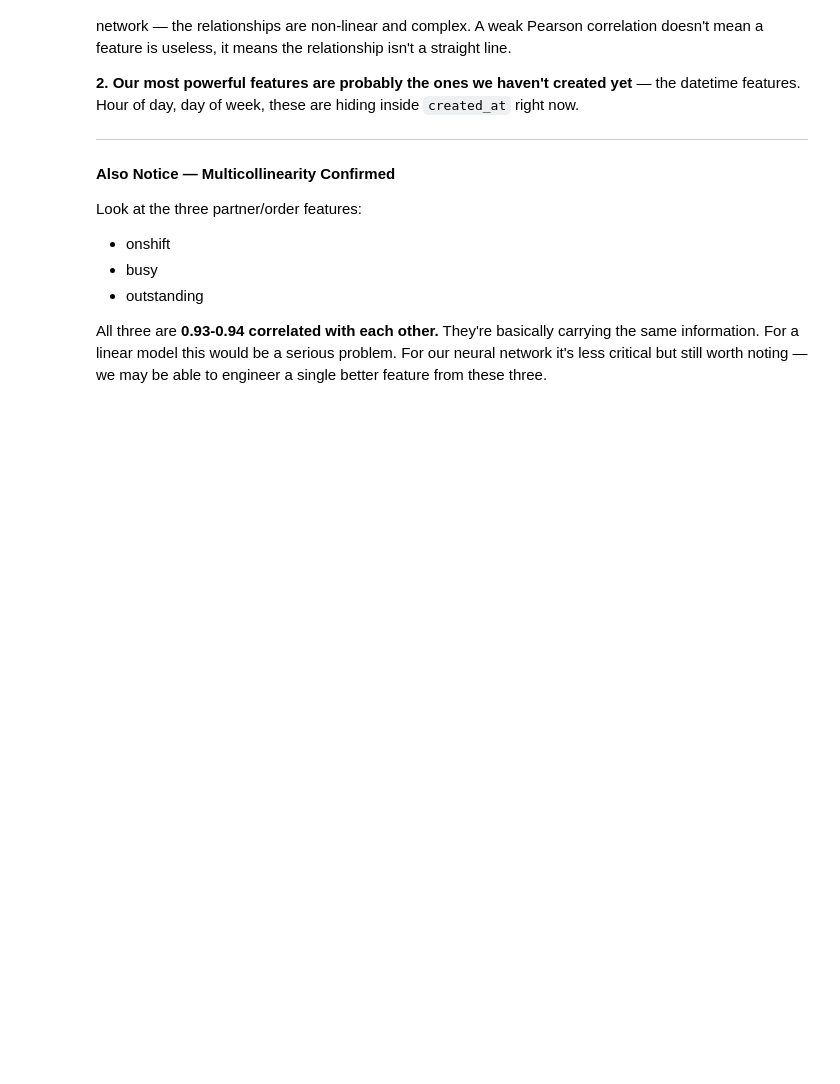
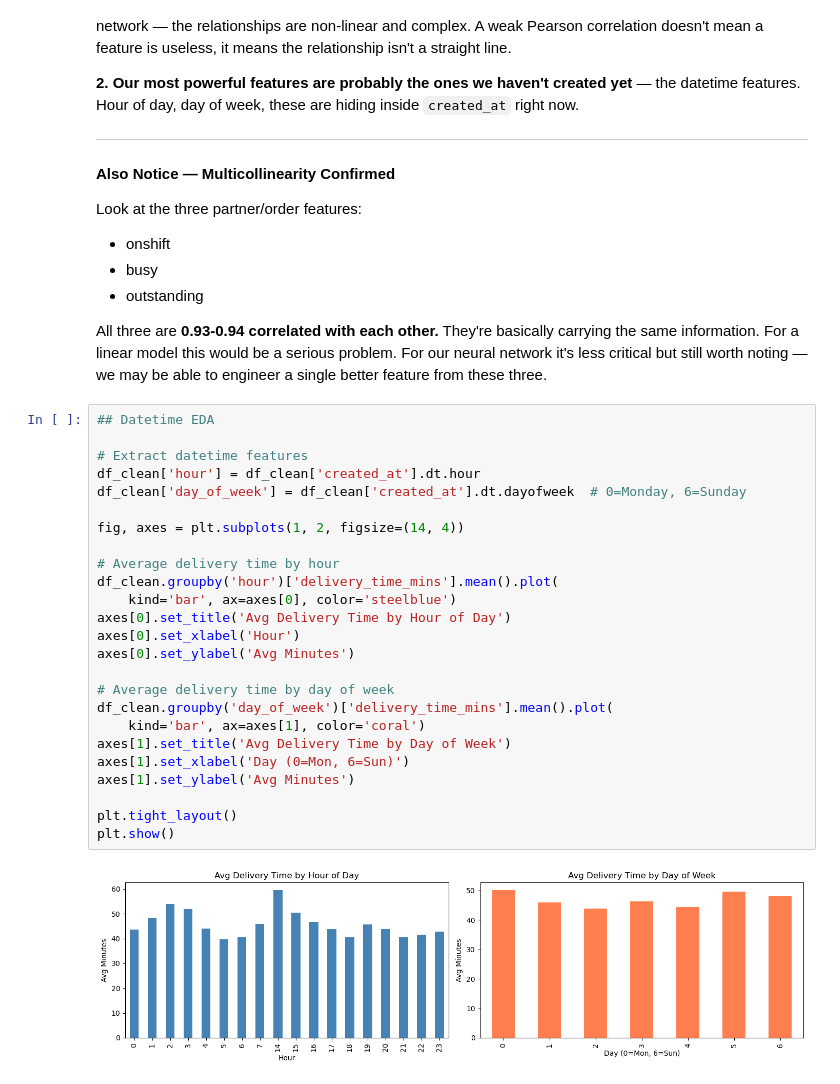
Before and after one commit to sayed-ashfaq/PorterOrg_Regression_problem, a Jupyter notebook: Porter_NN.ipynb, the cells around one changed output. Drawn from its saved outputs; the diff is of its cells as text; blank space fills up the shorter version.

```diff
--- a/Porter_NN.ipynb
+++ b/Porter_NN.ipynb
@@ -425,3 +446,30 @@ Look at the three partner/order features:
 - outstanding
 
 All three are **0.93-0.94 correlated with each other.** They're basically carrying the same information. For a linear model this would be a serious problem. For our neural network it's less critical but still worth noting — we may be able to engineer a single better feature from these three.
+# %%
+## Datetime EDA
+
+# Extract datetime features
+df_clean['hour'] = df_clean['created_at'].dt.hour
+df_clean['day_of_week'] = df_clean['created_at'].dt.dayofweek  # 0=Monday, 6=Sunday
+
+fig, axes = plt.subplots(1, 2, figsize=(14, 4))
+
+# Average delivery time by hour
+df_clean.groupby('hour')['delivery_time_mins'].mean().plot(
+    kind='bar', ax=axes[0], color='steelblue')
+axes[0].set_title('Avg Delivery Time by Hour of Day')
+axes[0].set_xlabel('Hour')
+axes[0].set_ylabel('Avg Minutes')
+
+# Average delivery time by day of week
+df_clean.groupby('day_of_week')['delivery_time_mins'].mean().plot(
+    kind='bar', ax=axes[1], color='coral')
+axes[1].set_title('Avg Delivery Time by Day of Week')
+axes[1].set_xlabel('Day (0=Mon, 6=Sun)')
+axes[1].set_ylabel('Avg Minutes')
+
+plt.tight_layout()
+plt.show()
+# %% [output]
+[figure, added]
```
Also changed, not shown: parts of 15 cells of this notebook.
